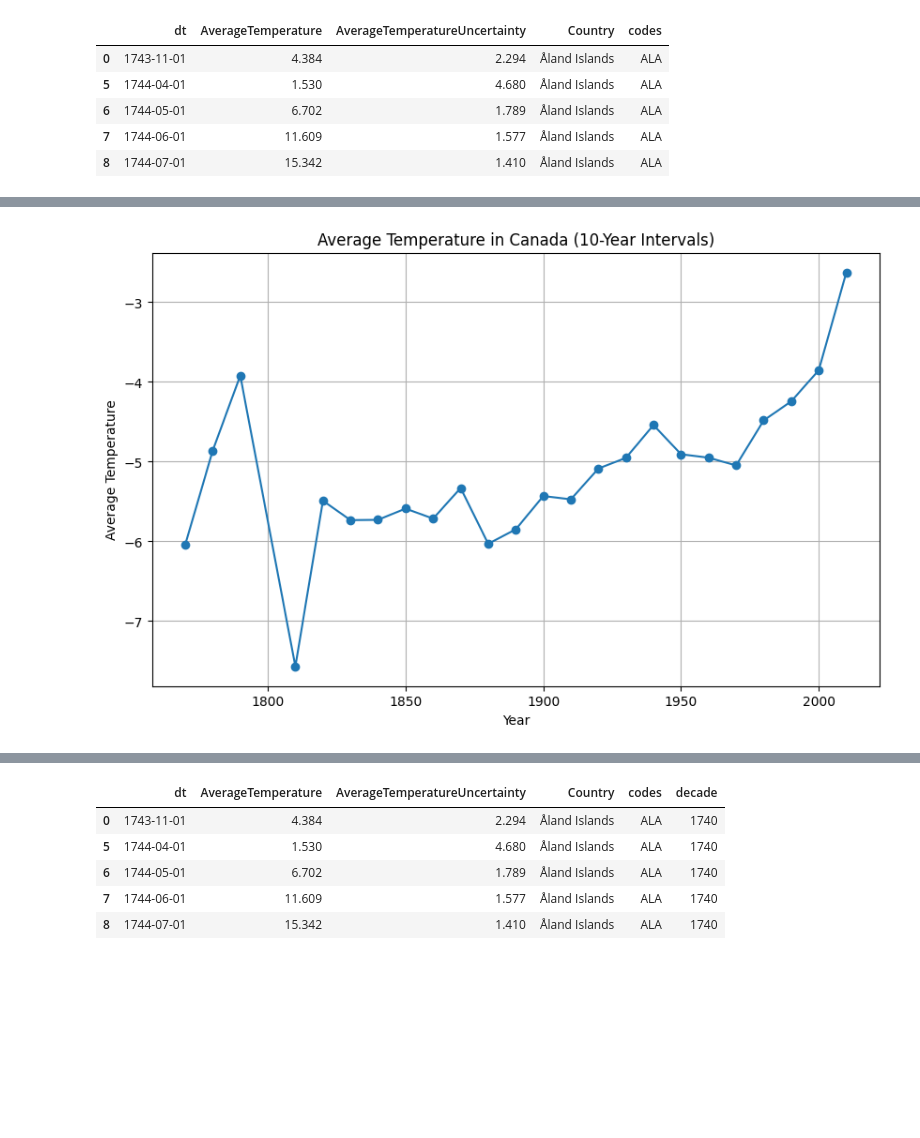
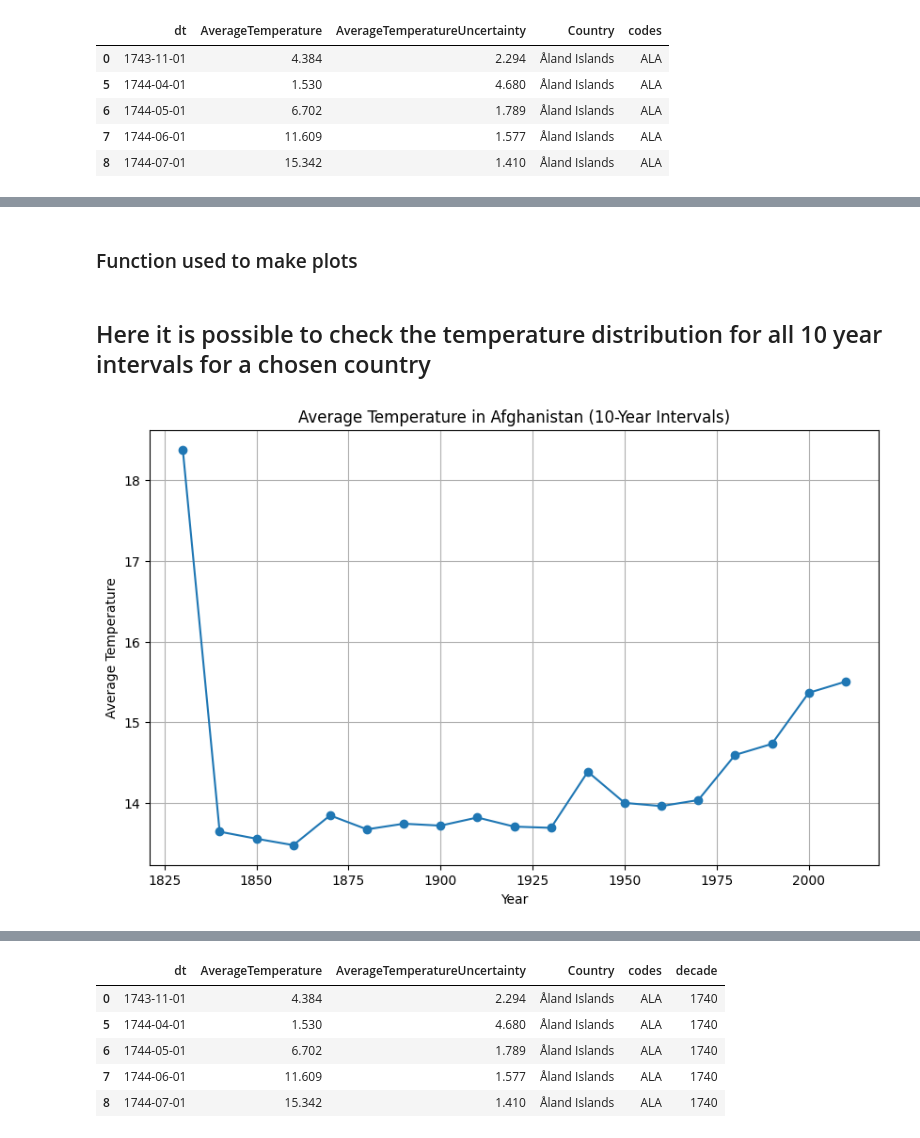
Before and after one commit to juliuszciazynski/Portfolio, a Jupyter notebook: Global_Warming/global_warming_analysis.ipynb, the cells around one changed output, grey strips where cells are left out. Saved outputs shown, nothing was run; the diff lists cells and outputs as text; code cells hidden in the pictures; blank space fills up the shorter version.

```diff
--- a/Global_Warming/global_warming_analysis.ipynb
+++ b/Global_Warming/global_warming_analysis.ipynb
@@ -91,3 +121,5 @@ for c in countries:
+# %% [markdown]
+### Function used to make plots
 # %%
 import plotly.graph_objects as go
 colorscale = ["#00ccff", "#00ff08", "#fac505", "#fa0505"]
@@ -125,23 +157,25 @@ def ploter(df, colorbar_title, title_text):
     fig.show()
 # %%
 ploter(average_temp,"Average temperature","Average temperatures on Earth since the 18th or 19th century")
+# %% [markdown]
+## Here it is possible to check the temperature distribution for all 10 year intervals for a chosen country
 # %%
 import warnings
 warnings.filterwarnings("ignore")
-chosen_country = 'Canada'
+chosen_country = 'Afghanistan'
 
 country_data = df[df['Country'] == chosen_country]
 country_data['dt'] = pd.to_datetime(country_data['dt'])
 country_data['decade'] = country_data['dt'].dt.year//10*10
 
 grouped_data = country_data.groupby('decade')['AverageTemperature'].mean()
-grouped_data = grouped_data.iloc[1:]
+#grouped_data = grouped_data.iloc[1:]
 plt.figure(figsize=(10, 6))
 plt.plot(grouped_data.index, grouped_data.values, marker='o', linestyle='-')
 plt.title(f'Average Temperature in {chosen_country} (10-Year Intervals)')
 plt.xlabel('Year')
 plt.ylabel('Average Temperature')
 plt.grid(True)
 plt.show()
 # %% [output]
-[figure, old version]
+[figure, new version]
```
Also changed, not shown: parts of 21 cells of this notebook.
